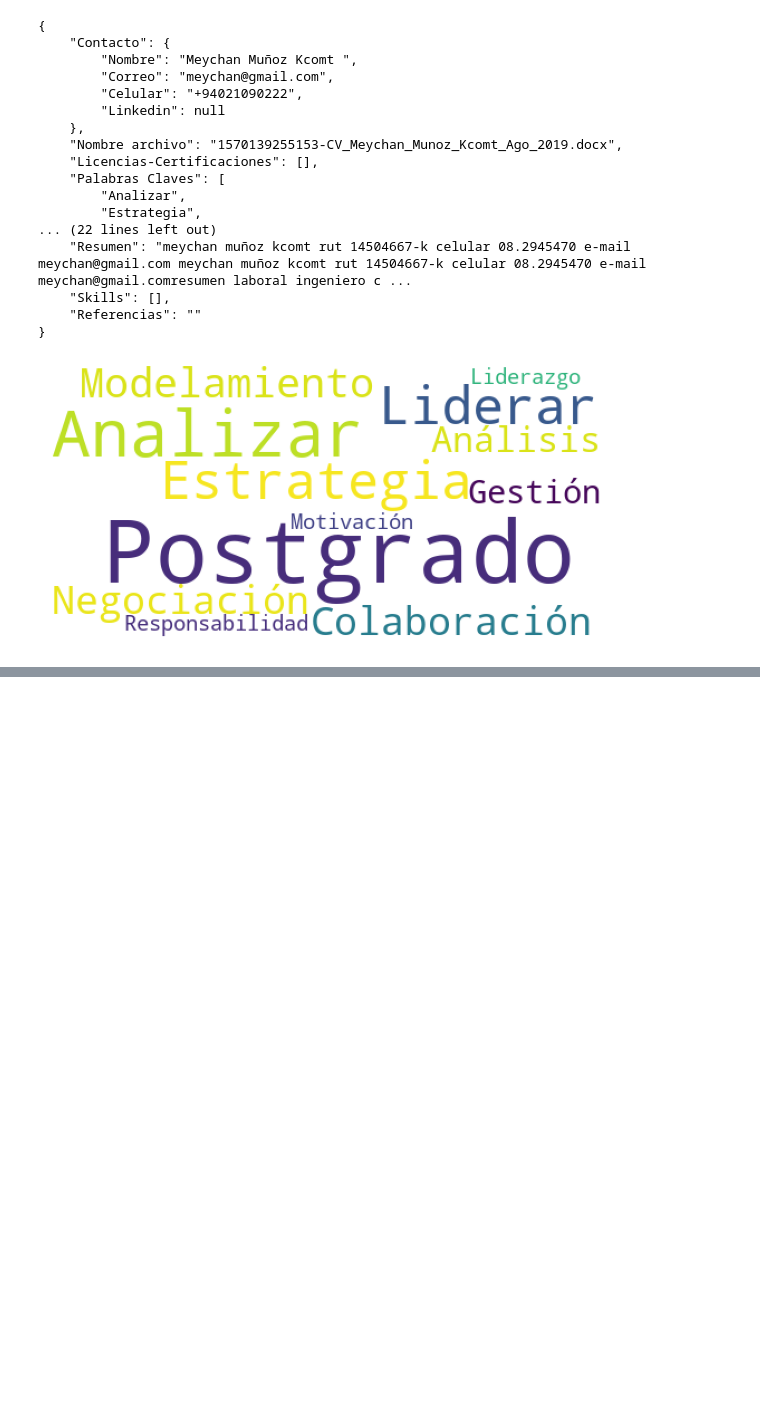
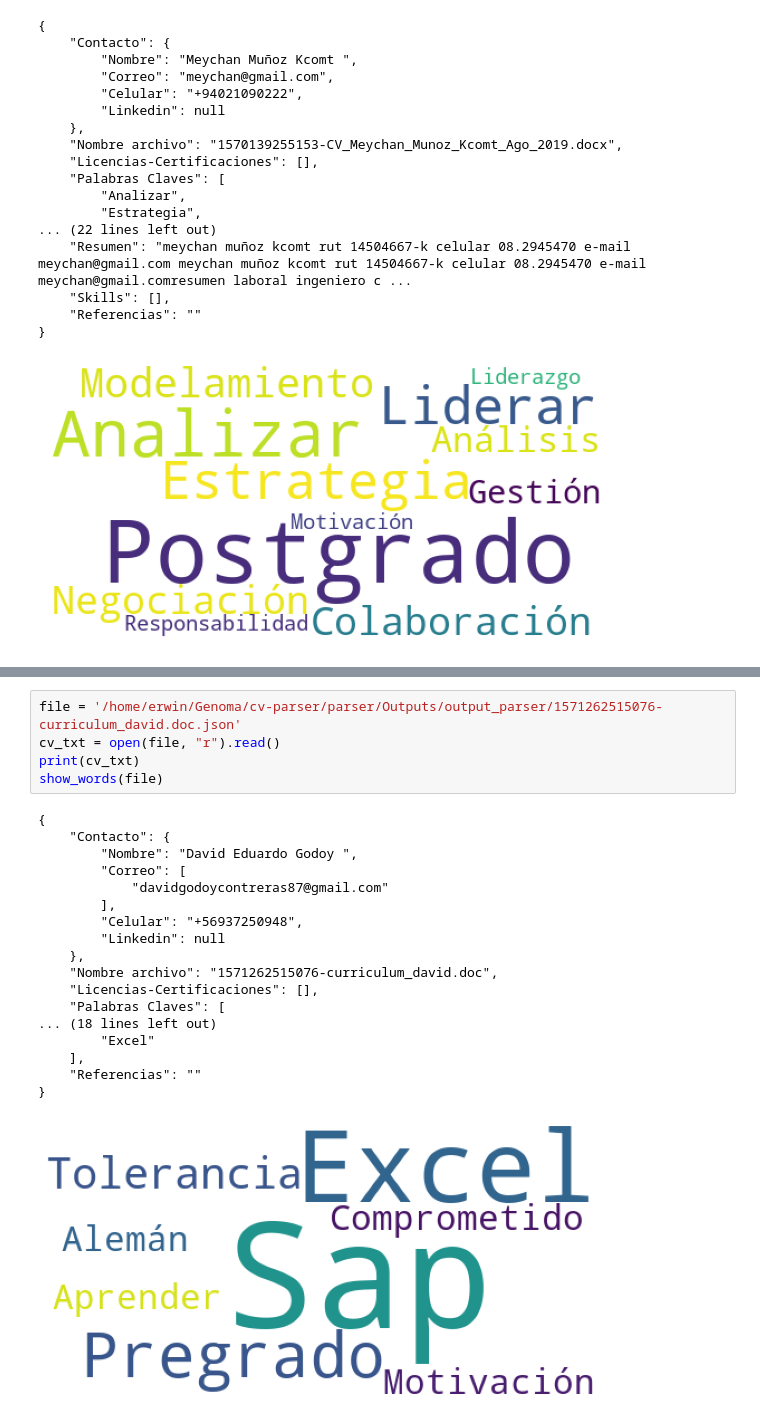
Before and after one commit to TamaraCucumides/cv-parser, a Jupyter notebook: Desarrollo/Muestra_cv_parseados.ipynb, the cells around one changed output, grey strips where cells are left out. Drawn from its saved outputs; the diff is of its cells as text; blank space fills up the shorter version.

```diff
--- a/Desarrollo/Muestra_cv_parseados.ipynb
+++ b/Desarrollo/Muestra_cv_parseados.ipynb
@@ -285,0 +310,24 @@ show_words(file)
+# %%
+file = '/home/erwin/Genoma/cv-parser/parser/Outputs/output_parser/1571262515076-curriculum_david.doc.json'
+cv_txt = open(file, "r").read()
+print(cv_txt)
+show_words(file)
+# %% [output]
+{
+    "Contacto": {
+        "Nombre": "David Eduardo Godoy ",
+        "Correo": [
+            "davidgodoycontreras87@gmail.com"
+        ],
+        "Celular": "+56937250948",
+        "Linkedin": null
+    },
+    "Nombre archivo": "1571262515076-curriculum_david.doc",
+    "Licencias-Certificaciones": [],
+    "Palabras Claves": [
+... (18 lines left out)
+        "Excel"
+    ],
+    "Referencias": ""
+}
+[figure, added]
```
Also changed, not shown: parts of 4 cells of this notebook, 4 other files.
